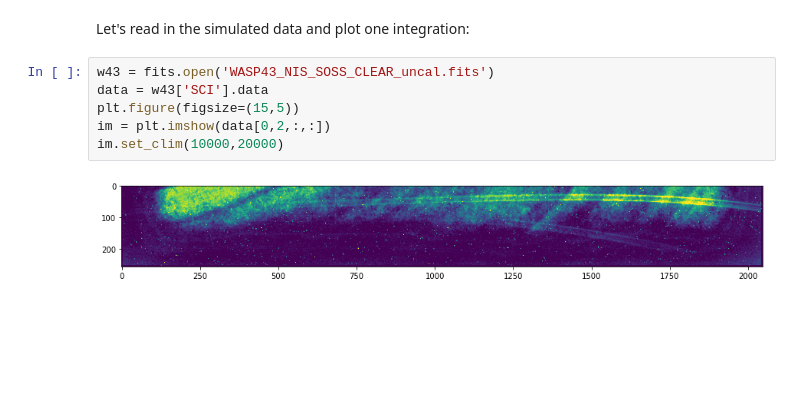
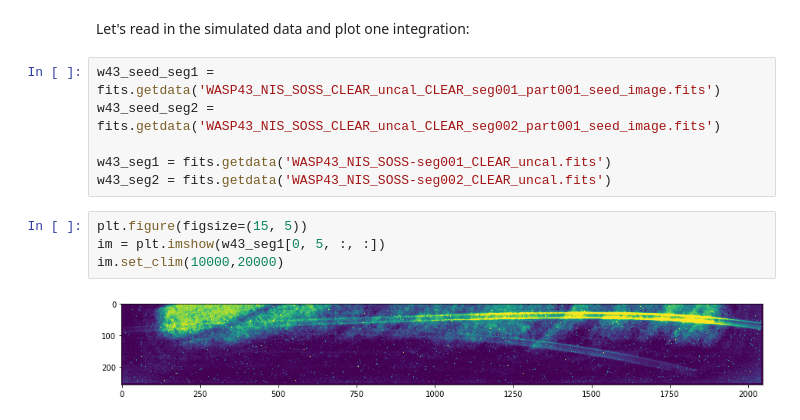
Before and after one commit to hover2pi/ers-soss-simulations, a Jupyter notebook: part1-simulate-data.ipynb, the cells around one changed output. Drawn from its saved outputs; the diff is of its cells as text; blank space fills up the shorter version.

Commit message:
Pushing a bunch of changes including a completely functional notebook that simulates both the CLEAR and F277W data for WASP43

```diff
--- a/part1-simulate-data.ipynb
+++ b/part1-simulate-data.ipynb
@@ -121,11 +146,15 @@ Running dark_prep..
 ... (188 outputs left out)
 # %% [markdown]
 Let's read in the simulated data and plot one integration:
+# %%
+w43_seed_seg1 = fits.getdata('WASP43_NIS_SOSS_CLEAR_uncal_CLEAR_seg001_part001_seed_image.fits')
+w43_seed_seg2 = fits.getdata('WASP43_NIS_SOSS_CLEAR_uncal_CLEAR_seg002_part001_seed_image.fits')
+
+w43_seg1 = fits.getdata('WASP43_NIS_SOSS-seg001_CLEAR_uncal.fits')
+w43_seg2 = fits.getdata('WASP43_NIS_SOSS-seg002_CLEAR_uncal.fits')
 # %%
-w43 = fits.open('WASP43_NIS_SOSS_CLEAR_uncal.fits')
-data = w43['SCI'].data
-plt.figure(figsize=(15,5))
-im = plt.imshow(data[0,2,:,:])
+plt.figure(figsize=(15, 5))
+im = plt.imshow(w43_seg1[0, 5, :, :])
 im.set_clim(10000,20000)
 # %% [output]
-[figure, old version]
+[figure, new version]
```
Also changed, not shown: parts of 10 cells of this notebook, 4 other files.
